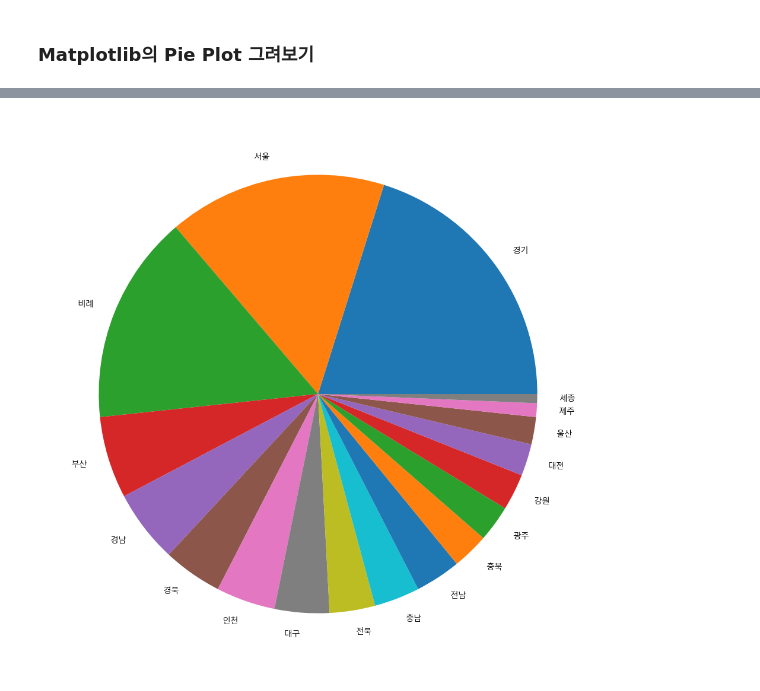
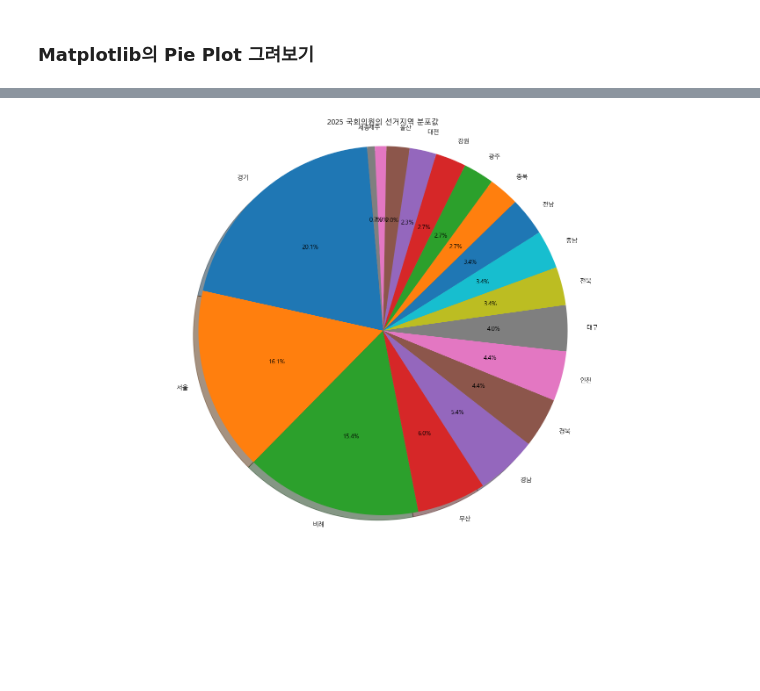
Before and after one commit to kbs0621/Python_WebScraping_Analysis, a Jupyter notebook: 05.국회의원현황_New2025.ipynb, the cells around one changed output, grey strips where cells are left out. Drawn from its saved outputs; the diff is of its cells as text; code cells hidden in the pictures; blank space fills up the shorter version.

```diff
--- a/05.국회의원현황_New2025.ipynb
+++ b/05.국회의원현황_New2025.ipynb
@@ -407,9 +412,12 @@ Name: proportion, dtype: float64
 # %%
 # figure size 설정
 figure = plt.figure(figsize=(20,12))
 
-#matplotlib
-plt.pie(cdf, labels=cdf.index)
+#matplotlib에서 plt.pie() pie plot을 그려주는 함수
+plt.pie(cdf, labels=cdf.index, autopct='%1.1f%%', startangle=95, shadow=True)
+# pie.plot을 그릴 때 원의 형태를 유지하도록 하는 설정
+plt.axis('equal')
+plt.title("2025 국회의원의 선거지역 분포값")
 plt.show()
 # %% [output]
-[figure, old version]
+[figure, new version]
```
Also changed, not shown: parts of 11 cells of this notebook, 1 other file.
